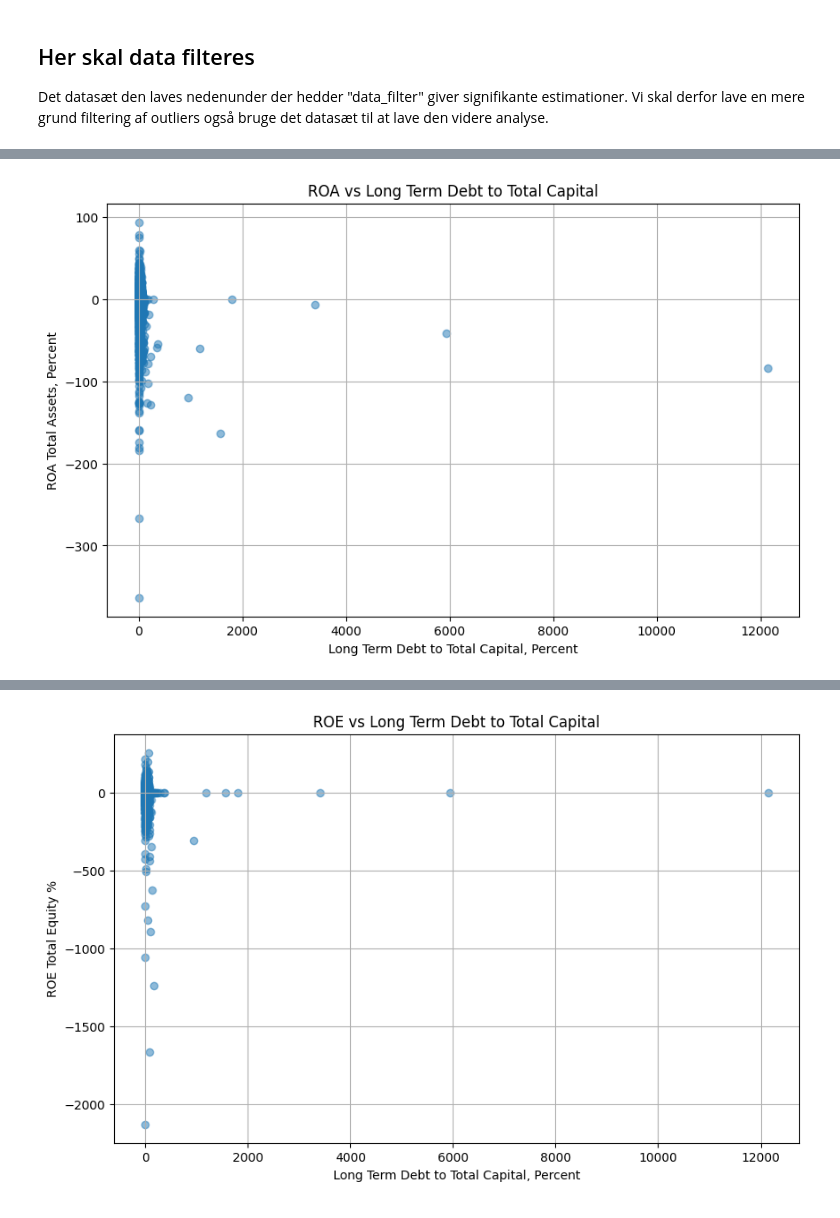
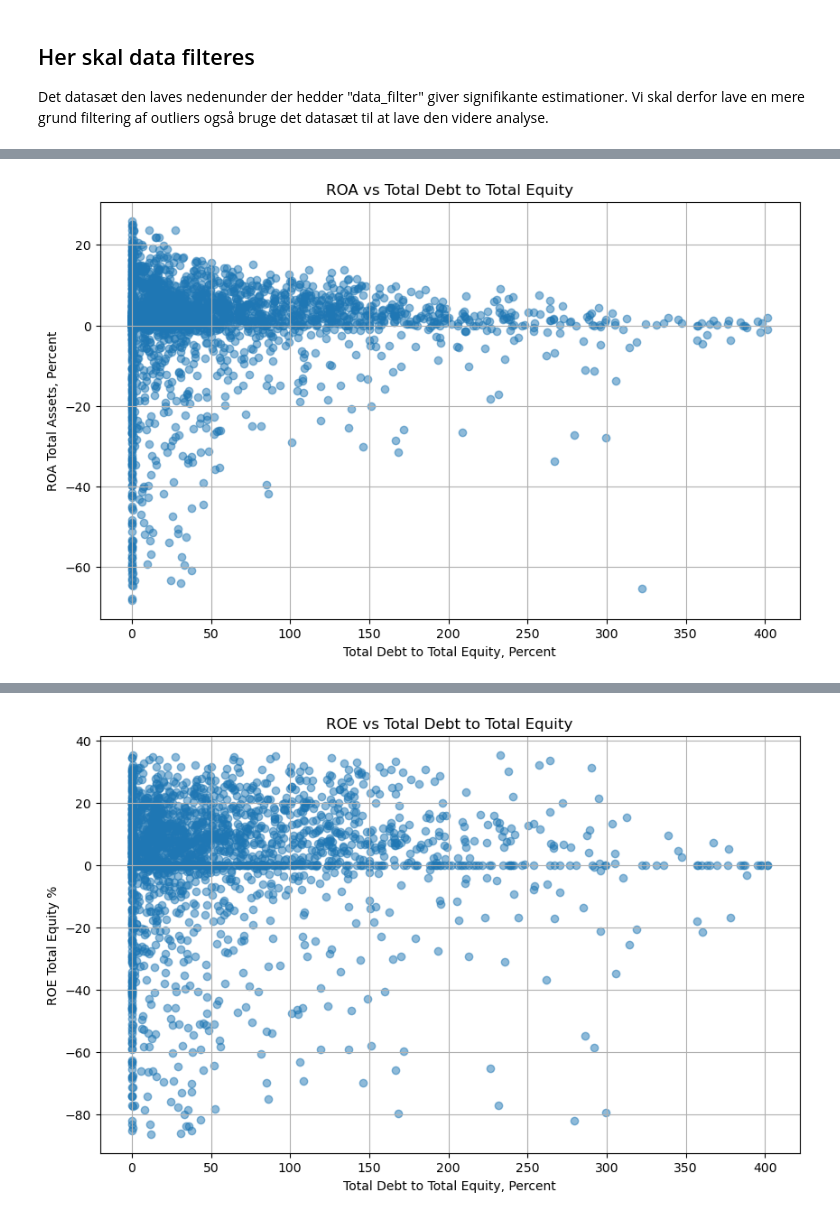
Before and after one commit to MarcusHonore/Seminar-Corporate-Finance, a Jupyter notebook: program til seminar.ipynb, the cells around one changed output, grey strips where cells are left out. Drawn from its saved outputs; the diff is of its cells as text; code cells hidden in the pictures.

```diff
--- a/program til seminar.ipynb
+++ b/program til seminar.ipynb
@@ -132,43 +132,58 @@ data_filter = data_test.copy()
 #data_test.head(40)  # Display the first few rows of the DataFrame
 
 # first plot 'ROA Total Assets, Percent'against 'Total Debt to Total Equity, Percent'
 plt.figure(figsize=(10, 6))
 plt.scatter(data_filter['Total Debt to Total Equity, Percent'], data_filter['ROA Total Assets, Percent'], alpha=0.5)
 plt.title('ROA vs Total Debt to Total Equity')
 plt.xlabel('Total Debt to Total Equity, Percent')
 plt.ylabel('ROA Total Assets, Percent')
 plt.grid(True)
 
-# first plot 'ROA Total Assets, Percent'against 'Term Debt to Total Capital, Percent'
 plt.figure(figsize=(10, 6))
-plt.scatter(data_filter['Long Term Debt to Total Capital, Percent'], data_filter['ROA Total Assets, Percent'], alpha=0.5)
-plt.title('ROA vs Long Term Debt to Total Capital')
-plt.xlabel('Long Term Debt to Total Capital, Percent')
+plt.scatter(data_trimmed['Total Debt to Total Equity, Percent'], data_trimmed['ROA Total Assets, Percent'], alpha=0.5)
+plt.title('ROA vs Total Debt to Total Equity')
+plt.xlabel('Total Debt to Total Equity, Percent')
 plt.ylabel('ROA Total Assets, Percent')
 plt.grid(True)
+
+# first plot 'ROA Total Assets, Percent'against 'Term Debt to Total Capital, Percent'
+#plt.figure(figsize=(10, 6))
+#plt.scatter(data_filter['Long Term Debt to Total Capital, Percent'], data_filter['ROA Total Assets, Percent'], alpha=0.5)
+#lt.title('ROA vs Long Term Debt to Total Capital')
+#plt.xlabel('Long Term Debt to Total Capital, Percent')
+#plt.ylabel('ROA Total Assets, Percent')
+#plt.grid(True)
 
 # first plot 'ROA Total Assets, Percent'against 'Total Debt to Total Equity, Percent'
 plt.figure(figsize=(10, 6))
 plt.scatter(data_filter['Total Debt to Total Equity, Percent'], data_filter['ROE Total Equity %'], alpha=0.5)
 plt.title('ROE vs Total Debt to Total Equity')
 plt.xlabel('Total Debt to Total Equity, Percent')
 plt.ylabel('ROE Total Equity %')
 plt.grid(True)
 
-# first plot 'ROA Total Assets, Percent'against 'Term Debt to Total Capital, Percent'
 plt.figure(figsize=(10, 6))
-plt.scatter(data_filter['Long Term Debt to Total Capital, Percent'], data_filter['ROE Total Equity %'], alpha=0.5)
-plt.title('ROE vs Long Term Debt to Total Capital')
-plt.xlabel('Long Term Debt to Total Capital, Percent')
+plt.scatter(data_trimmed['Total Debt to Total Equity, Percent'], data_trimmed['ROE Total Equity %'], alpha=0.5)
+plt.title('ROE vs Total Debt to Total Equity')
+plt.xlabel('Total Debt to Total Equity, Percent')
 plt.ylabel('ROE Total Equity %')
 plt.grid(True)
 
+
+# first plot 'ROA Total Assets, Percent'against 'Term Debt to Total Capital, Percent'
+#plt.figure(figsize=(10, 6))
+#plt.scatter(data_filter['Long Term Debt to Total Capital, Percent'], data_filter['ROE Total Equity %'], alpha=0.5)
+#plt.title('ROE vs Long Term Debt to Total Capital')
+#plt.xlabel('Long Term Debt to Total Capital, Percent')
+#plt.ylabel('ROE Total Equity %')
+#plt.grid(True)
+
 plt.show()
 # %% [output]
 [figure]
-[figure, old version]
+[figure, new version]
 [figure]
-[figure, old version]
+[figure, new version]
 # %%
 # here we make a correlation matrix of the data set for the variables 'ROA Total Assets, Percent', 'ROE Total Equity %',	'EBITDA/Tot Assets, %',	'Tot Assets/Comm Eqty',	'Total Debt to Total Equity, Percent',	'Long Term Debt to Total Capital, Percent',	'Effective Tax Rate, (%)',	'Quick Ratio',	'EBITDA Margin, Percent',	'Total Cash Dividends Paid, Cumulative' and 'growth'
 # and print it
```
Also changed, not shown: parts of 3 cells of this notebook.
